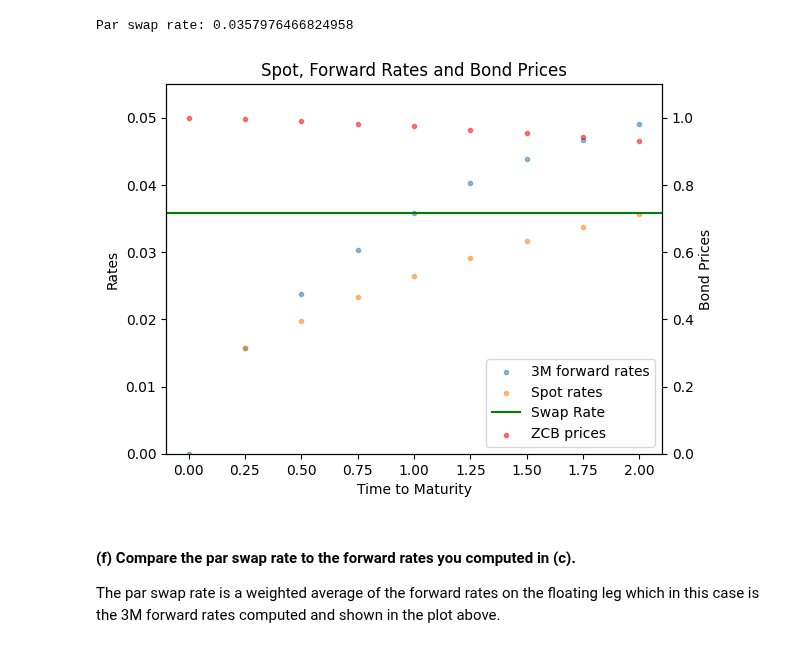
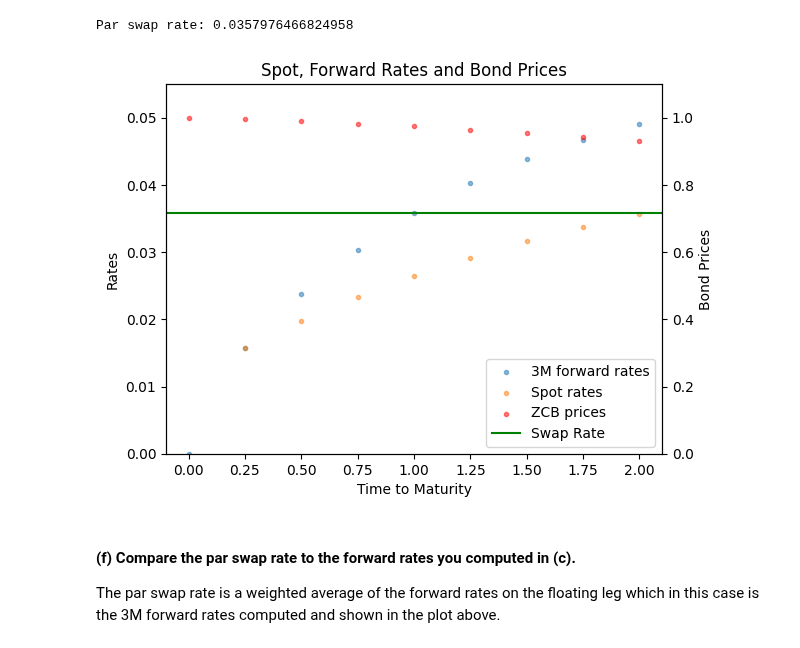
Before and after one commit to johanoelgaard/FixedIncome, a Jupyter notebook: Problem Set 1/ps1.ipynb, the cells around one changed output. Cells and saved outputs as stored; diff of their text form; code cells hidden in the pictures.

```diff
--- a/Problem Set 1/ps1.ipynb
+++ b/Problem Set 1/ps1.ipynb
@@ -242,31 +245,31 @@ Par swap rate: 0.0357976466824958
 # %%
 # Plot spot and forward rates
 fig, ax1 = plt.subplots()
 
 scatter1 = ax1.scatter(T, f_3M, marker='.', label='3M forward rates', alpha=0.5)
 scatter2 = ax1.scatter(T, r, marker='.', label='Spot rates', alpha=0.5)
 ax1.set_ylim([0, 0.055])
 ax1.set_xlabel('Time to Maturity')
 ax1.set_ylabel('Rates')
 
 # Add bond prices to the plot on the right axis
 ax2 = ax1.twinx()
 scatter3 = ax2.scatter(T, p, marker='.', label='ZCB prices', color='red', alpha=0.5)
 ax2.set_ylim([0, 1.1])
 ax2.set_ylabel('Bond Prices')
 
 # adding swap rate for 2-year interest rate swap
 line = ax1.axhline(y=R, color='green', linestyle='-', label='Swap Rate')
 
 # Combine legends
-scatters = [scatter1, scatter2, line, scatter3]
+scatters = [scatter1, scatter2, scatter3, line]
 labels = [scatter.get_label() for scatter in scatters]
 ax1.legend(scatters, labels, loc='lower right')
 
 plt.title('Spot, Forward Rates and Bond Prices')
 plt.show()
 # %% [output]
-[figure, old version]
+[figure, new version]
 # %% [markdown]
 #### (f) Compare the par swap rate to the forward rates you computed in (c).
 The par swap rate is a weighted average of the forward rates on the floating leg which in this case is the 3M forward rates computed and shown in the plot above.
```
Also changed, not shown: parts of 13 cells of this notebook, 8 other files.
